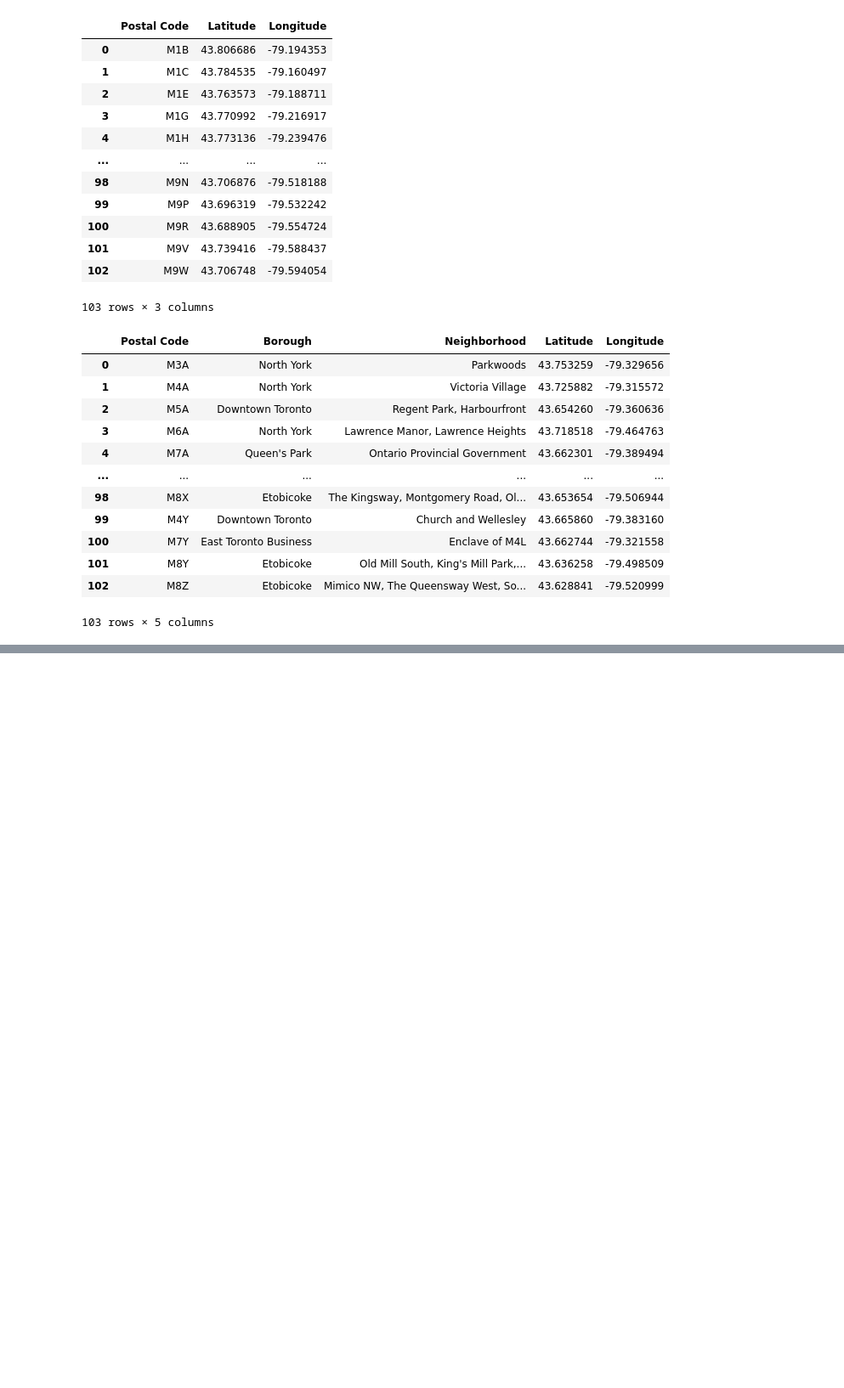
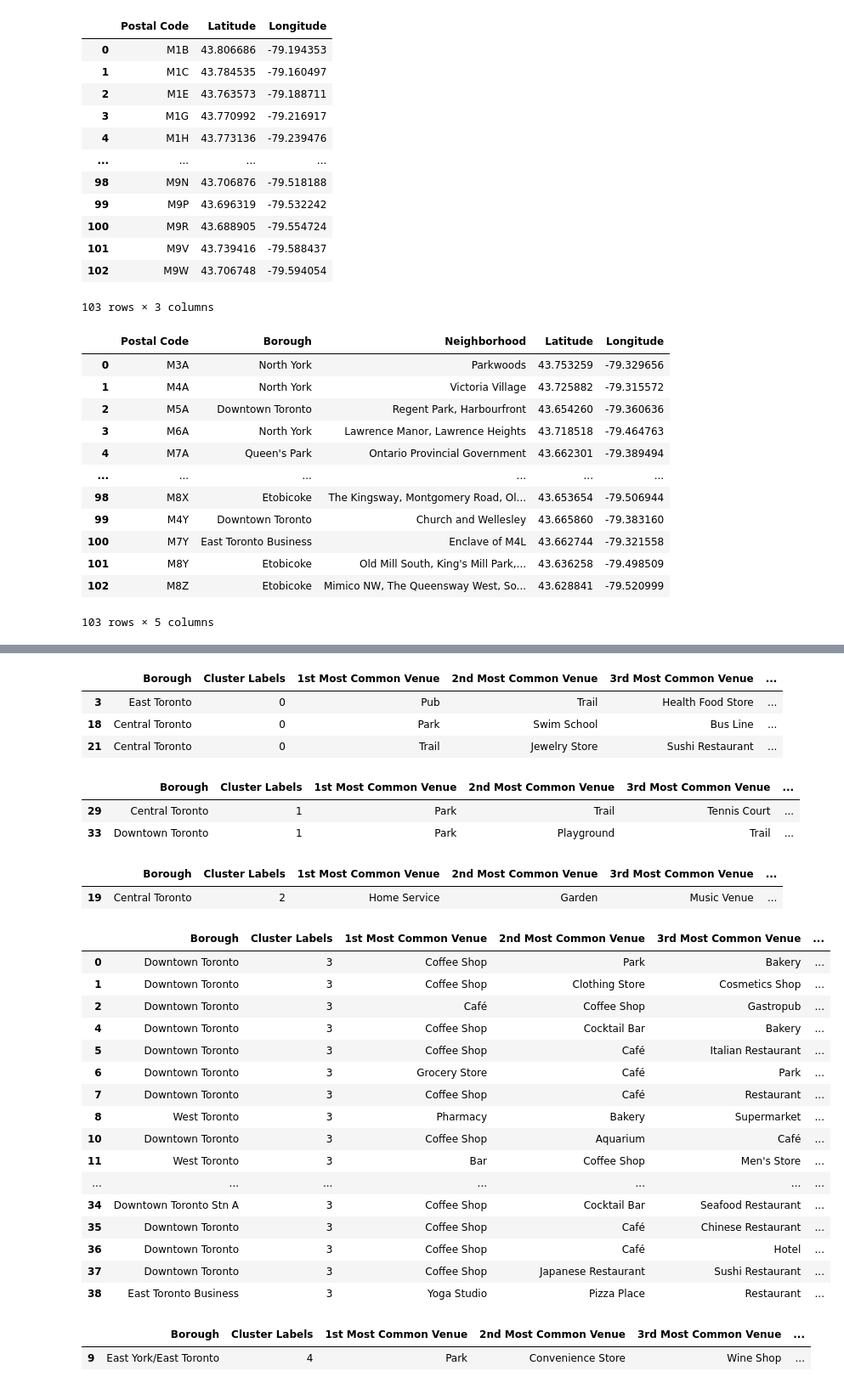
Before and after one commit to Jpipe93/Datascience-capstone, a Jupyter notebook: Toronto1.ipynb, the cells around one changed output, grey strips where cells are left out. Shown: that part at 85% size. Cells and saved outputs as stored; diff of their text form; code cells hidden in the pictures; blank space fills up the shorter version.

```diff
--- a/Toronto1.ipynb
+++ b/Toronto1.ipynb
@@ -120,0 +461,14 @@ pd.merge(neigh, coordenates, on= 'Postal Code')
+# %%
+#print each neighborhood along with the top 5 most common venues
+
+num_top_venues = 5
+
+for hood in Toro_grouped['Neighborhood']:
+    print("----"+hood+"----")
+    temp = Toro_grouped[Toro_grouped['Neighborhood'] == hood].T.reset_index()
+    temp.columns = ['venue','freq']
+    temp = temp.iloc[1:]
+    temp['freq'] = temp['freq'].astype(float)
+    temp = temp.round({'freq': 2})
+    print(temp.sort_values('freq', ascending=False).reset_index(drop=True).head(num_top_venues))
+    print('\n')
@@ -120,0 +550,12 @@ pd.merge(neigh, coordenates, on= 'Postal Code')
+# %%
+#Create  a new dataframe that includes the cluster as well as the top 10 venues for each neighborhood
+
+# add clustering labels
+#neighborhoods_venues_sorted.insert(0,'Cluster Labels', kmeans.labels_)
+
+Toro_merged = t_data
+
+# merge manhattan_grouped with manhattan_data to add latitude/longitude for each neighborhood
+Toro_merged = Toro_merged.join(neighborhoods_venues_sorted.set_index('Neighborhood'), on='Neighborhood')
+
+Toro_merged.head() # check the last columns!
@@ -120,0 +597,50 @@ pd.merge(neigh, coordenates, on= 'Postal Code')
+# %%
+#Examine clusters
+
+#cluster 1
+Toro_merged.loc[Toro_merged['Cluster Labels'] == 0, Toro_merged.columns[[1] + list(range(5, Toro_merged.shape[1]))]]
+# %% [output]
+|  | Borough | Cluster Labels | 1st Most Common Venue | 2nd Most Common Venue | 3rd Most Common Venue | ... |
+| 3 | East Toronto | 0 | Pub | Trail | Health Food Store | ... |
+| 18 | Central Toronto | 0 | Park | Swim School | Bus Line | ... |
+| 21 | Central Toronto | 0 | Trail | Jewelry Store | Sushi Restaurant | ... |
+# %%
+#cluster 2
+Toro_merged.loc[Toro_merged['Cluster Labels'] == 1, Toro_merged.columns[[1] + list(range(5, Toro_merged.shape[1]))]]
+# %% [output]
+|  | Borough | Cluster Labels | 1st Most Common Venue | 2nd Most Common Venue | 3rd Most Common Venue | ... |
+| 29 | Central Toronto | 1 | Park | Trail | Tennis Court | ... |
+| 33 | Downtown Toronto | 1 | Park | Playground | Trail | ... |
+# %%
+#cluster 3
+Toro_merged.loc[Toro_merged['Cluster Labels'] == 2, Toro_merged.columns[[1] + list(range(5, Toro_merged.shape[1]))]]
+# %% [output]
+|  | Borough | Cluster Labels | 1st Most Common Venue | 2nd Most Common Venue | 3rd Most Common Venue | ... |
+| 19 | Central Toronto | 2 | Home Service | Garden | Music Venue | ... |
+# %%
+#cluster 4
+Toro_merged.loc[Toro_merged['Cluster Labels'] == 3, Toro_merged.columns[[1] + list(range(5, Toro_merged.shape[1]))]]
+# %% [output]
+|  | Borough | Cluster Labels | 1st Most Common Venue | 2nd Most Common Venue | 3rd Most Common Venue | ... |
+| 0 | Downtown Toronto | 3 | Coffee Shop | Park | Bakery | ... |
+| 1 | Downtown Toronto | 3 | Coffee Shop | Clothing Store | Cosmetics Shop | ... |
+| 2 | Downtown Toronto | 3 | Café | Coffee Shop | Gastropub | ... |
+| 4 | Downtown Toronto | 3 | Coffee Shop | Cocktail Bar | Bakery | ... |
+| 5 | Downtown Toronto | 3 | Coffee Shop | Café | Italian Restaurant | ... |
+| 6 | Downtown Toronto | 3 | Grocery Store | Café | Park | ... |
+| 7 | Downtown Toronto | 3 | Coffee Shop | Café | Restaurant | ... |
+| 8 | West Toronto | 3 | Pharmacy | Bakery | Supermarket | ... |
+| 10 | Downtown Toronto | 3 | Coffee Shop | Aquarium | Café | ... |
+| 11 | West Toronto | 3 | Bar | Coffee Shop | Men's Store | ... |
+| ... | ... | ... | ... | ... | ... | ... |
+| 34 | Downtown Toronto Stn A | 3 | Coffee Shop | Cocktail Bar | Seafood Restaurant | ... |
+| 35 | Downtown Toronto | 3 | Coffee Shop | Café | Chinese Restaurant | ... |
+| 36 | Downtown Toronto | 3 | Coffee Shop | Café | Hotel | ... |
+| 37 | Downtown Toronto | 3 | Coffee Shop | Japanese Restaurant | Sushi Restaurant | ... |
+| 38 | East Toronto Business | 3 | Yoga Studio | Pizza Place | Restaurant | ... |
+# %%
+#cluster 5
+Toro_merged.loc[Toro_merged['Cluster Labels'] == 4, Toro_merged.columns[[1] + list(range(5, Toro_merged.shape[1]))]]
+# %% [output]
+|  | Borough | Cluster Labels | 1st Most Common Venue | 2nd Most Common Venue | 3rd Most Common Venue | ... |
+| 9 | East York/East Toronto | 4 | Park | Convenience Store | Wine Shop | ... |
```
Also changed, not shown: parts of 32 cells of this notebook.
